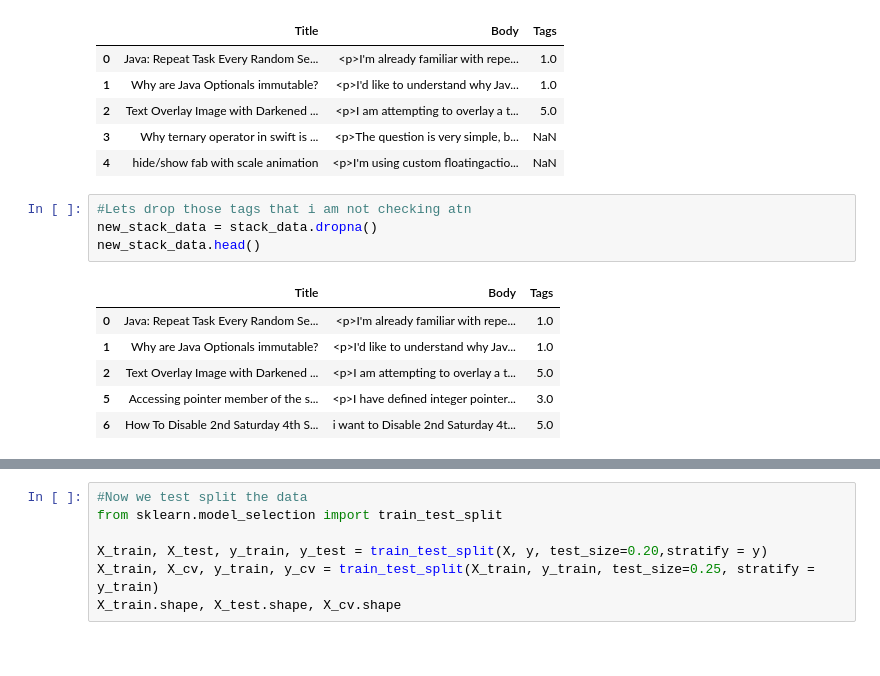
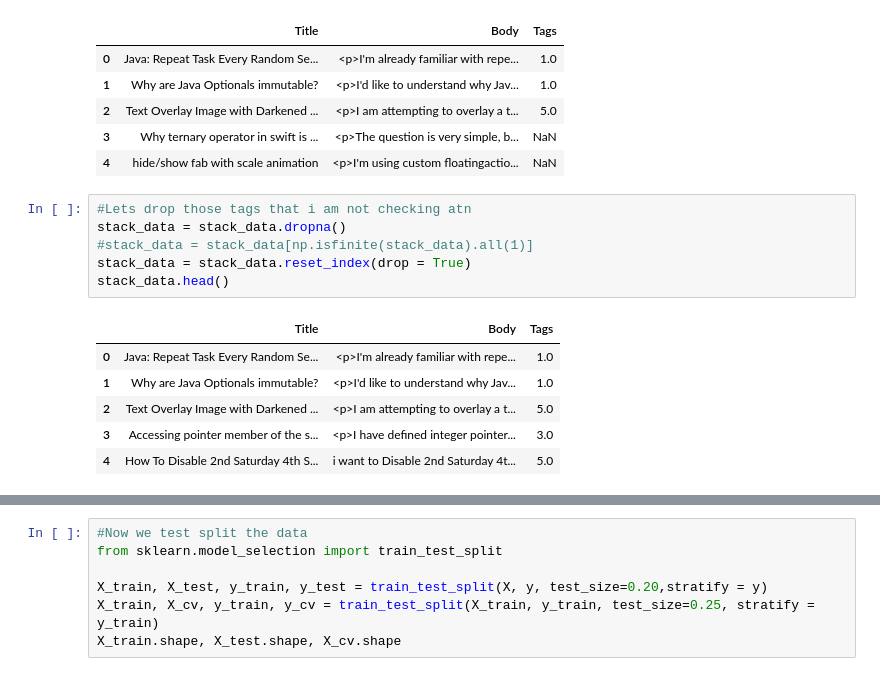
Before and after one commit to AlexNdungu/Machine-Learning-Search, a Jupyter notebook: SearchEngine.ipynb, the cells around one changed output, grey strips where cells are left out. Cells and saved outputs as stored; diff of their text form.

```diff
--- a/SearchEngine.ipynb
+++ b/SearchEngine.ipynb
@@ -171,13 +171,15 @@ stack_data.head()
 | 4 | hide/show fab with scale animation | <p>I'm using custom floatingactio... | NaN |
 # %%
 #Lets drop those tags that i am not checking atn
-new_stack_data = stack_data.dropna()
-new_stack_data.head()
+stack_data = stack_data.dropna()
+#stack_data = stack_data[np.isfinite(stack_data).all(1)]
+stack_data = stack_data.reset_index(drop = True)
+stack_data.head()
 # %% [output]
 |  | Title | Body | Tags |
 | 0 | Java: Repeat Task Every Random Se... | <p>I'm already familiar with repe... | 1.0 |
 | 1 | Why are Java Optionals immutable? | <p>I'd like to understand why Jav... | 1.0 |
 | 2 | Text Overlay Image with Darkened ... | <p>I am attempting to overlay a t... | 5.0 |
-| 5 | Accessing pointer member of the s... | <p>I have defined integer pointer... | 3.0 |
-| 6 | How To Disable 2nd Saturday 4th S... | i want to Disable 2nd Saturday 4t... | 5.0 |
+| 3 | Accessing pointer member of the s... | <p>I have defined integer pointer... | 3.0 |
+| 4 | How To Disable 2nd Saturday 4th S... | i want to Disable 2nd Saturday 4t... | 5.0 |
 # %%
```
Also changed, not shown: parts of 14 cells of this notebook, 1 other file.
